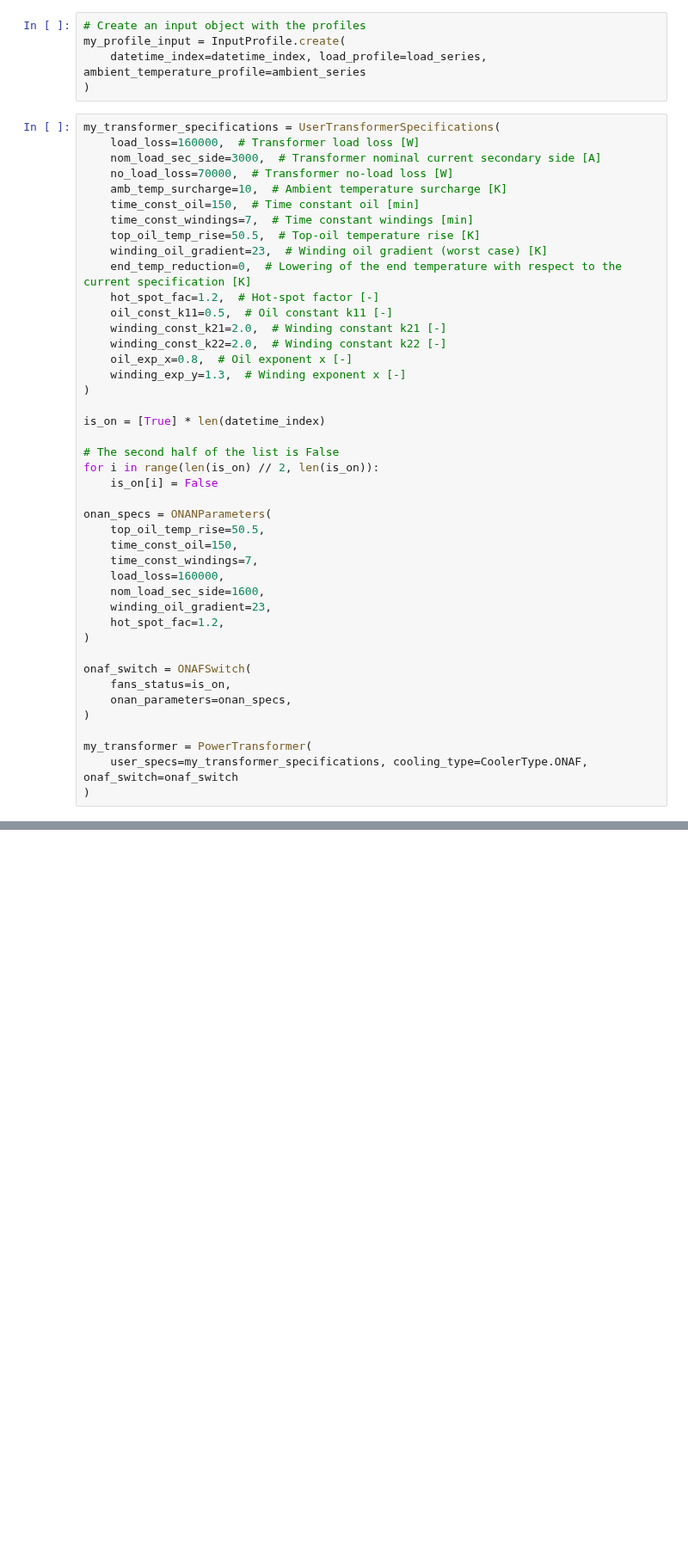
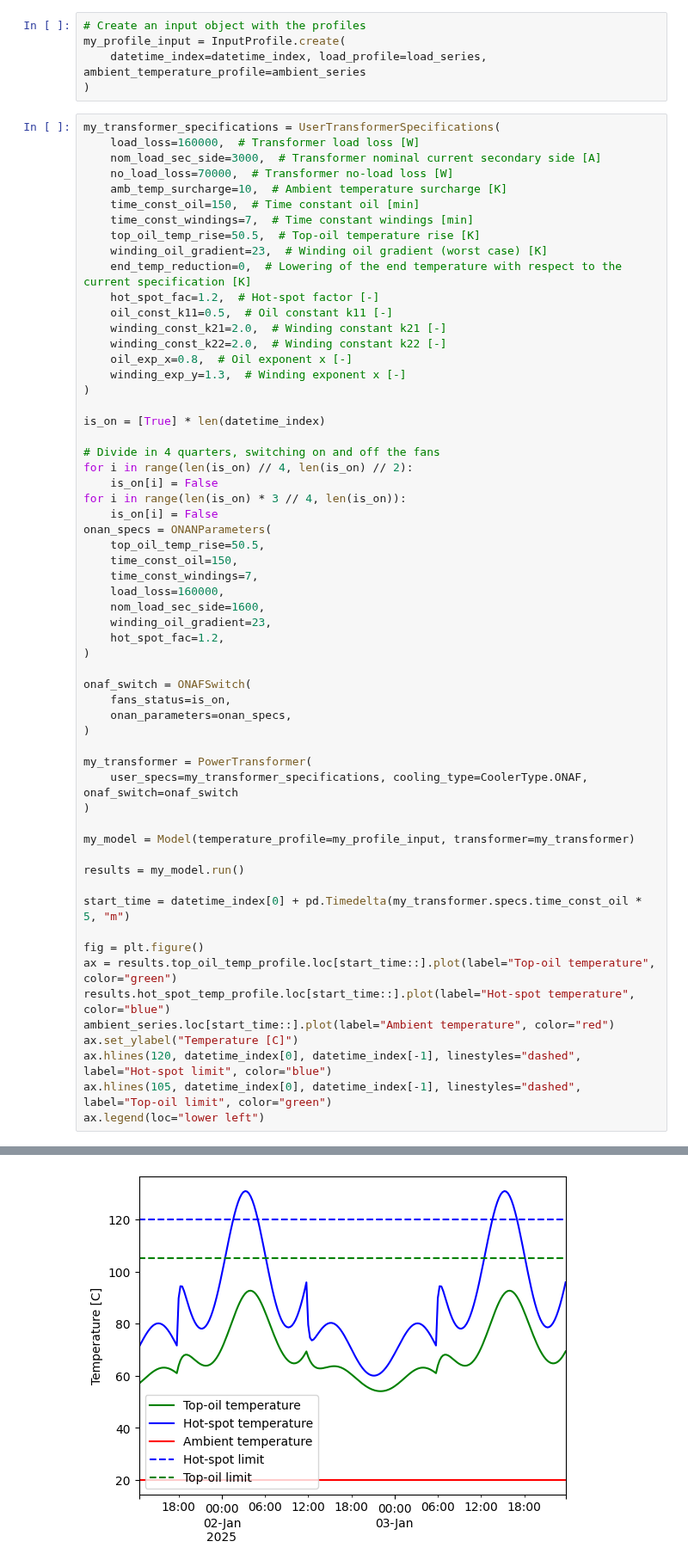
Before and after one commit to alliander-opensource/transformer-thermal-model, a Jupyter notebook: docs/examples/example_ONAN_ONAF_switch.ipynb, the cells around one changed output, grey strips where cells are left out. Shown at 86% size. Cells and saved outputs as stored; diff of their text form; blank space fills up the shorter version.

Commit message:
fix: make sure the onan onaf switch also happens for the hotspot calculations
Signed-off-by: Harm <harm.van.leijen@alliander.com>

```diff
--- a/docs/examples/example_ONAN_ONAF_switch.ipynb
+++ b/docs/examples/example_ONAN_ONAF_switch.ipynb
@@ -41,10 +42,11 @@ my_transformer_specifications = UserTransformerSpecifications(
 
 is_on = [True] * len(datetime_index)
 
-# The second half of the list is False
-for i in range(len(is_on) // 2, len(is_on)):
+# Divide in 4 quarters, switching on and off the fans
+for i in range(len(is_on) // 4, len(is_on) // 2):
     is_on[i] = False
-
+for i in range(len(is_on) * 3 // 4, len(is_on)):
+    is_on[i] = False
 onan_specs = ONANParameters(
     top_oil_temp_rise=50.5,
     time_const_oil=150,
@@ -63,3 +65,19 @@ onaf_switch = ONAFSwitch(
 my_transformer = PowerTransformer(
     user_specs=my_transformer_specifications, cooling_type=CoolerType.ONAF, onaf_switch=onaf_switch
 )
+
+my_model = Model(temperature_profile=my_profile_input, transformer=my_transformer)
+
+results = my_model.run()
+
+start_time = datetime_index[0] + pd.Timedelta(my_transformer.specs.time_const_oil * 5, "m")
+
+fig = plt.figure()
+ax = results.top_oil_temp_profile.loc[start_time::].plot(label="Top-oil temperature", color="green")
+results.hot_spot_temp_profile.loc[start_time::].plot(label="Hot-spot temperature", color="blue")
+ambient_series.loc[start_time::].plot(label="Ambient temperature", color="red")
+ax.set_ylabel("Temperature [C]")
+ax.hlines(120, datetime_index[0], datetime_index[-1], linestyles="dashed", label="Hot-spot limit", color="blue")
+ax.hlines(105, datetime_index[0], datetime_index[-1], linestyles="dashed", label="Top-oil limit", color="green")
+ax.legend(loc="lower left")
+# %% [output]
@@ -66 +85,2 @@ my_transformer = PowerTransformer(
+[figure, added]
 # %%
```
Also changed, not shown: parts of 5 cells of this notebook, 3 other files.
